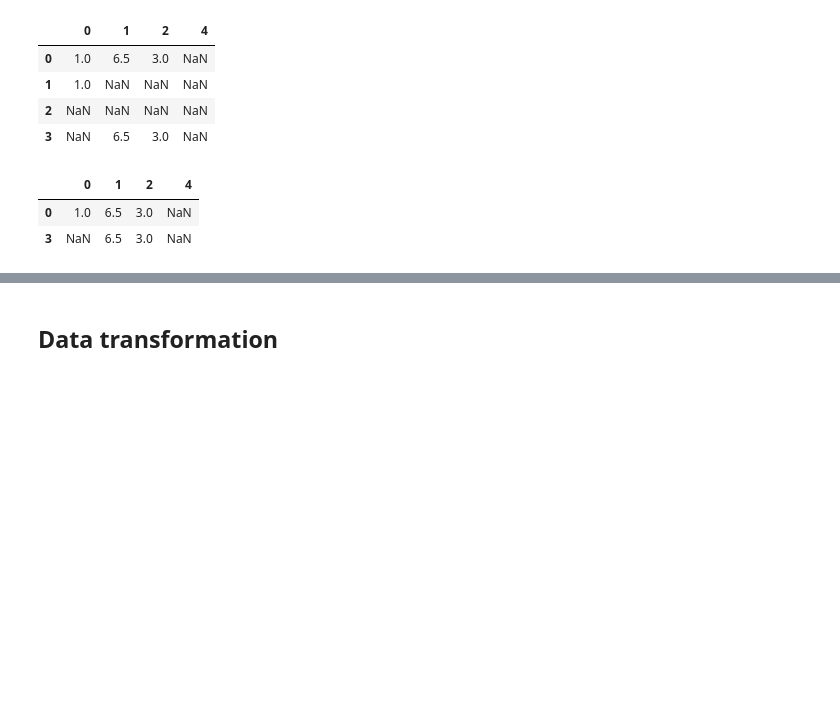
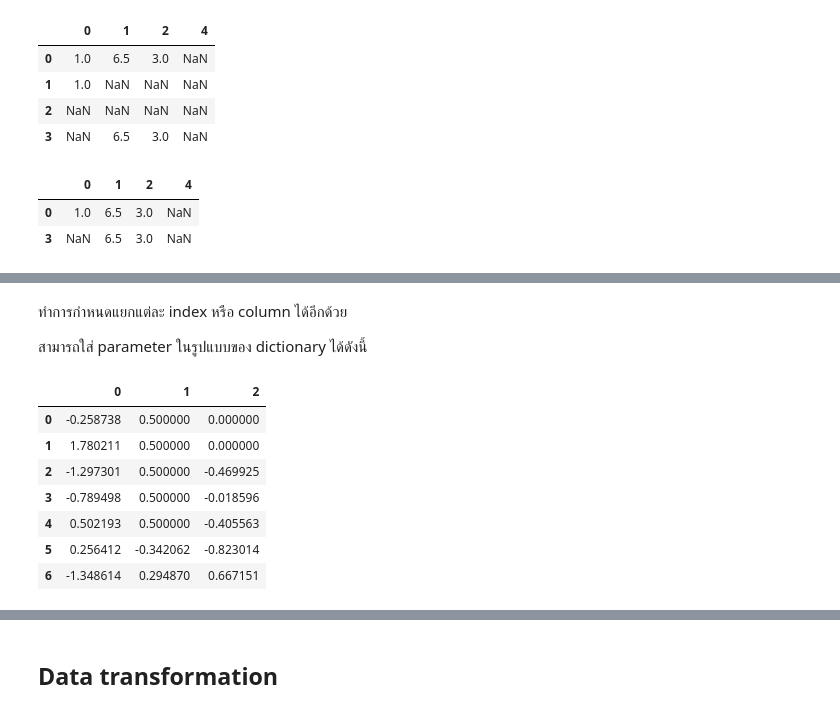
Before and after one commit to up1/course-basic-python, a Jupyter notebook: notebook/data_cleaning_and_preparation.ipynb, the cells around one changed output, grey strips where cells are left out. Drawn from its saved outputs; the diff is of its cells as text; code cells hidden in the pictures; blank space fills up the shorter version.

```diff
--- a/notebook/data_cleaning_and_preparation.ipynb
+++ b/notebook/data_cleaning_and_preparation.ipynb
@@ -171,0 +200,15 @@ data
+# %% [markdown]
+ทำการกำหนดแยกแต่ละ index หรือ column ได้อีกด้วย
+
+สามารถใส่ parameter ในรูปแบบของ dictionary ได้ดังนี้
+# %%
+data.fillna({1: 0.50, 2: 0})
+# %% [output]
+|  | 0 | 1 | 2 |
+| 0 | -0.258738 | 0.500000 | 0.000000 |
+| 1 | 1.780211 | 0.500000 | 0.000000 |
+| 2 | -1.297301 | 0.500000 | -0.469925 |
+| 3 | -0.789498 | 0.500000 | -0.018596 |
+| 4 | 0.502193 | 0.500000 | -0.405563 |
+| 5 | 0.256412 | -0.342062 | -0.823014 |
+| 6 | -1.348614 | 0.294870 | 0.667151 |
```
Also changed, not shown: parts of 11 cells of this notebook.
